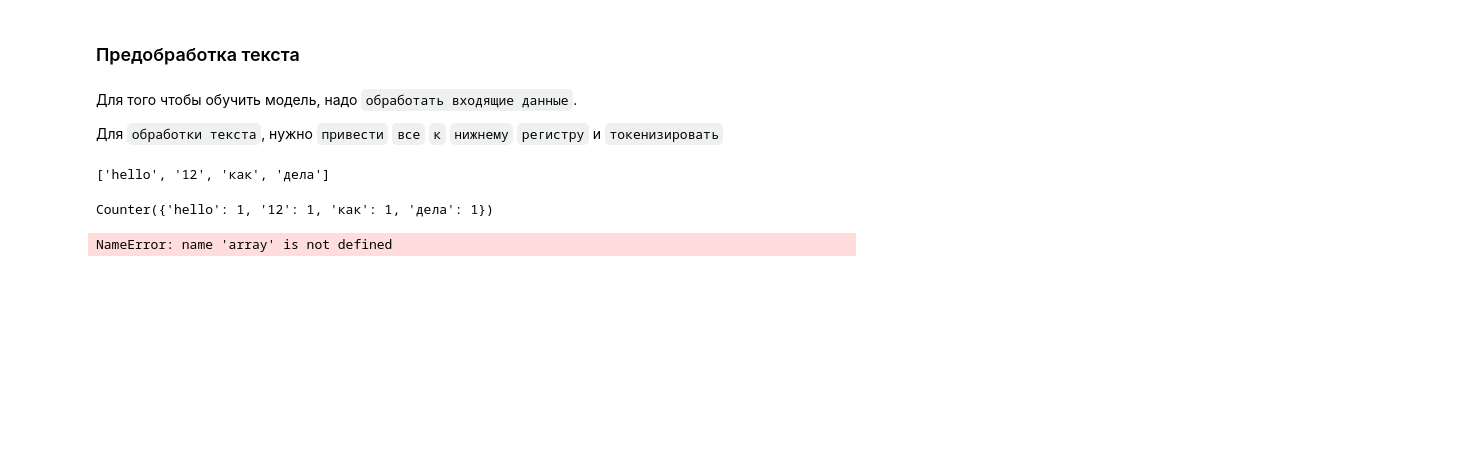
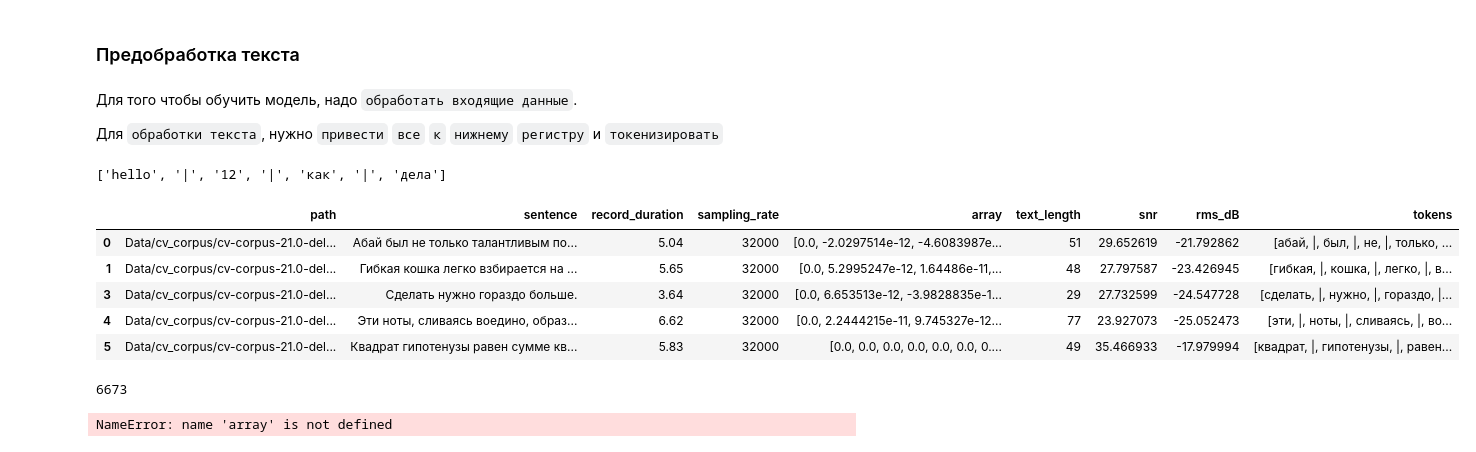
Before and after one commit to Rainfue/Speech-synthesis, a Jupyter notebook: Module1/Module1.ipynb, the cells around one changed output. Drawn from its saved outputs; the diff is of its cells as text; code cells hidden in the pictures; blank space fills up the shorter version.

Commit message:
tokenizer

```diff
--- a/Module1/Module1.ipynb
+++ b/Module1/Module1.ipynb
@@ -452,11 +453,27 @@ def process_text(text: str) -> str:
     text = re.sub(r'[^a-z^А-я0-9\s]', '', text).strip()
     # обработка лишних пробелов
     text = re.sub(r'\s+', ' ', text).strip()
+    # разбиваем текст на части сохраняя пробелы
+    parts = re.split(r'(\s+)', text)
+
+    # список для токенов
+    tokens = []
+    # проходимся по каждой части
+    for part in parts:
+        # если это пробел
+        if part.isspace():
+            # добавляем заменяющий токен
+            tokens.append('|')
+        # если не пробел
+        elif part:
+            # сохраняем токен
+            tokens.append(part)
+
     # возврашаем токенизированный текст
-    return text.split()
+    return tokens
 # %%
 test = process_text('Hello  12 Как дела?        ')
 test
 # %% [output]
-['hello', '12', 'как', 'дела']
+['hello', '|', '12', '|', 'как', '|', 'дела']
 # %%
@@ -466,9 +486,18 @@ def built_vocabulary(texts):
-# %%
-counter = Counter()
-counter.update(test)
-counter
-# %% [output]
-Counter({'hello': 1, '12': 1, 'как': 1, 'дела': 1})
+# %%
+df['tokens'] = df['sentence'].apply(process_text)
+df.head()
+# %% [output]
+|  | path | sentence | record_duration | sampling_rate | array | text_length | snr | rms_dB | tokens |
+| 0 | Data/cv_corpus/cv-corpus-21.0-del... | Абай был не только талантливым по... | 5.04 | 32000 | [0.0, -2.0297514e-12, -4.6083987e... | 51 | 29.652619 | -21.792862 | [абай, |, был, |, не, |, только, ... |
+| 1 | Data/cv_corpus/cv-corpus-21.0-del... | Гибкая кошка легко взбирается на ... | 5.65 | 32000 | [0.0, 5.2995247e-12, 1.64486e-11,... | 48 | 27.797587 | -23.426945 | [гибкая, |, кошка, |, легко, |, в... |
+| 3 | Data/cv_corpus/cv-corpus-21.0-del... | Сделать нужно гораздо больше. | 3.64 | 32000 | [0.0, 6.653513e-12, -3.9828835e-1... | 29 | 27.732599 | -24.547728 | [сделать, |, нужно, |, гораздо, |... |
+| 4 | Data/cv_corpus/cv-corpus-21.0-del... | Эти ноты, сливаясь воедино, образ... | 6.62 | 32000 | [0.0, 2.2444215e-11, 9.745327e-12... | 77 | 23.927073 | -25.052473 | [эти, |, ноты, |, сливаясь, |, во... |
+| 5 | Data/cv_corpus/cv-corpus-21.0-del... | Квадрат гипотенузы равен сумме кв... | 5.83 | 32000 | [0.0, 0.0, 0.0, 0.0, 0.0, 0.0, 0.... | 49 | 35.466933 | -17.979994 | [квадрат, |, гипотенузы, |, равен... |
+# %%
+vocabulary = built_vocabulary(df['tokens'])
+len(vocabulary)
+# %% [output]
+6673
 # %%
 import librosa
 import librosa.display
```
Also changed, not shown: parts of 5 cells of this notebook.
